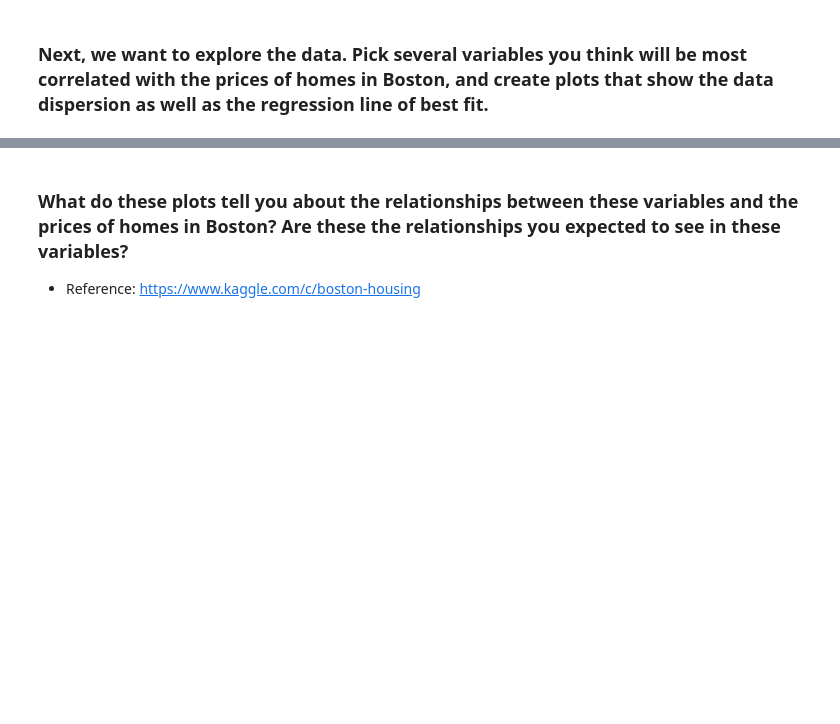
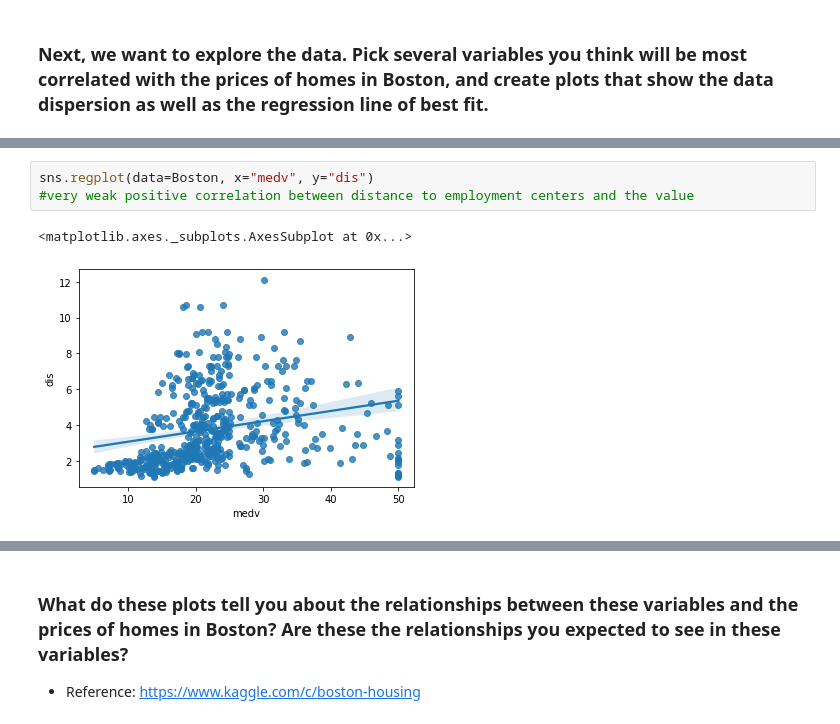
Before and after one commit to paoloironhack/data_analytics062020, a Jupyter notebook: labs/module_3/Evaluation_Sup_learning/main.ipynb, the cells around one changed output, grey strips where cells are left out. Drawn from its saved outputs; the diff is of its cells as text; blank space fills up the shorter version.

```diff
--- a/labs/module_3/Evaluation_Sup_learning/main.ipynb
+++ b/labs/module_3/Evaluation_Sup_learning/main.ipynb
@@ -26,0 +159,6 @@ Download the Boston dataset from [here](https://drive.google.com/file/d/1Bux3hwV
+# %%
+sns.regplot(data=Boston, x="medv", y="dis")
+#very weak positive correlation between distance to employment centers and the value
+# %% [output]
+<matplotlib.axes._subplots.AxesSubplot at 0x...>
+[figure, added]
```
Also changed, not shown: parts of 42 cells of this notebook.
